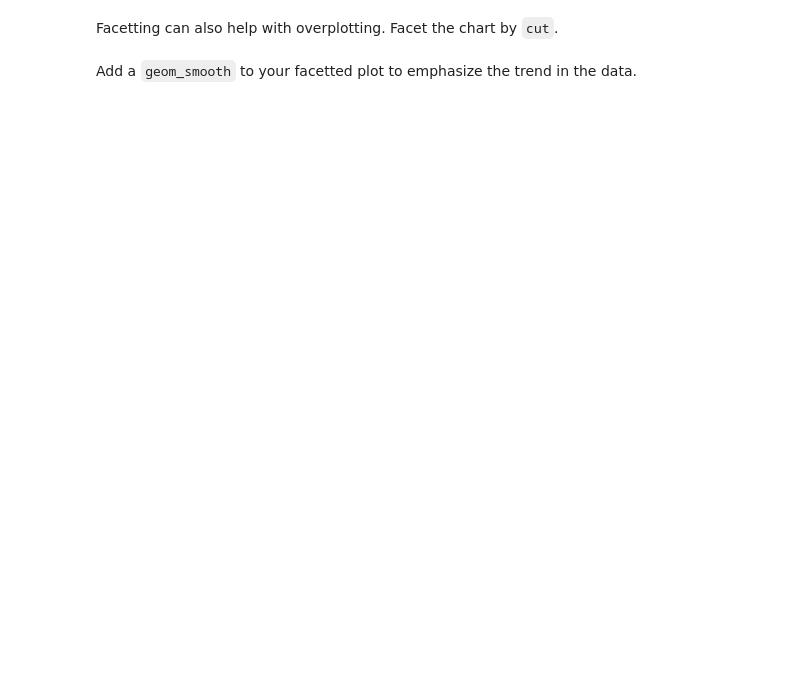
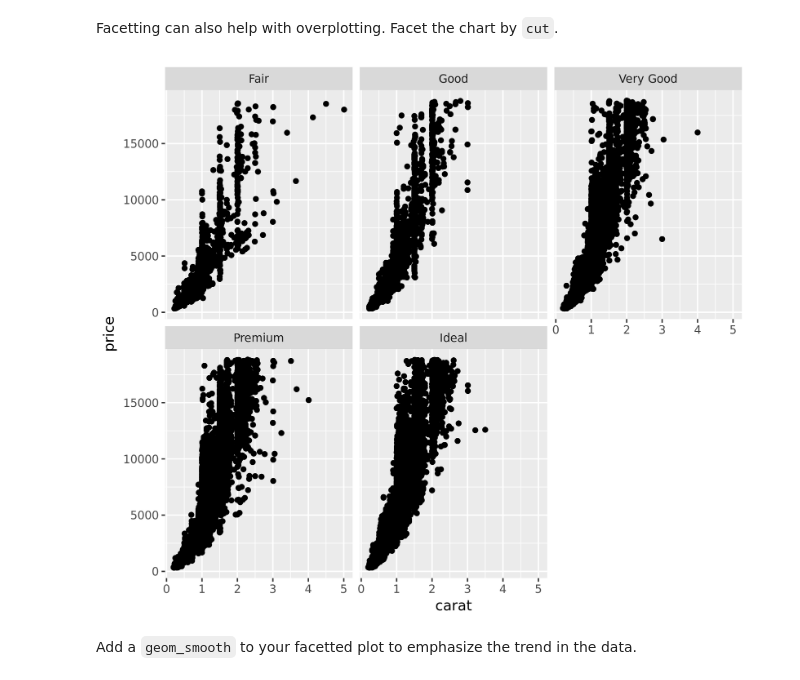
Before and after one commit to mclee9/BIOS-512, a Jupyter notebook: 05_00_geom_practice.ipynb, the cells around one changed output. Cells and saved outputs as stored; diff of their text form; code cells hidden in the pictures; blank space fills up the shorter version.

```diff
--- a/05_00_geom_practice.ipynb
+++ b/05_00_geom_practice.ipynb
@@ -129,2 +161,16 @@ Facetting can also help with overplotting. Facet the chart by `cut`.
+# %%
+options(repr.plot.width=7, repr.plot.height=6)
+
+p = ggplot(diamonds, aes(x = carat, y = price))
+
+p = p + geom_point()
+
+p = p + facet_wrap(vars(cut))
+
+p
+
+#can also do facet_wrap(~cut)
+# %% [output]
+[figure, added]
 # %% [markdown]
 Add a `geom_smooth` to your facetted plot to emphasize the trend in the data.
```
Also changed, not shown: parts of 8 cells of this notebook, 2 other files.
